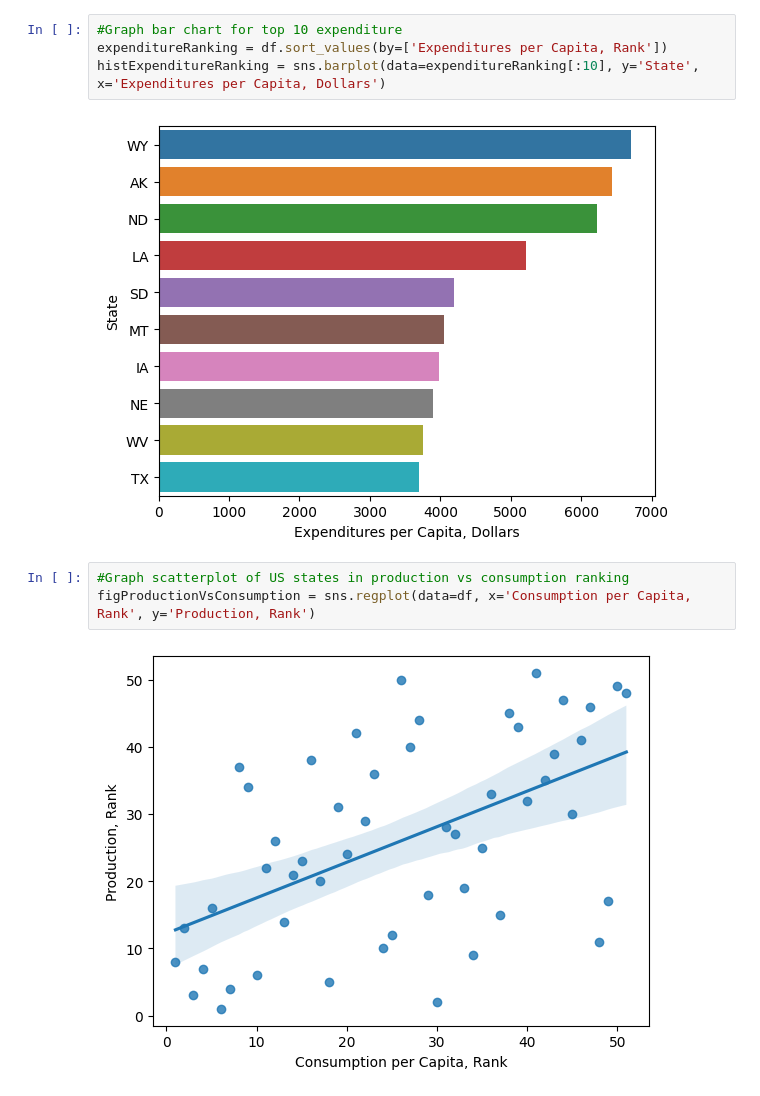
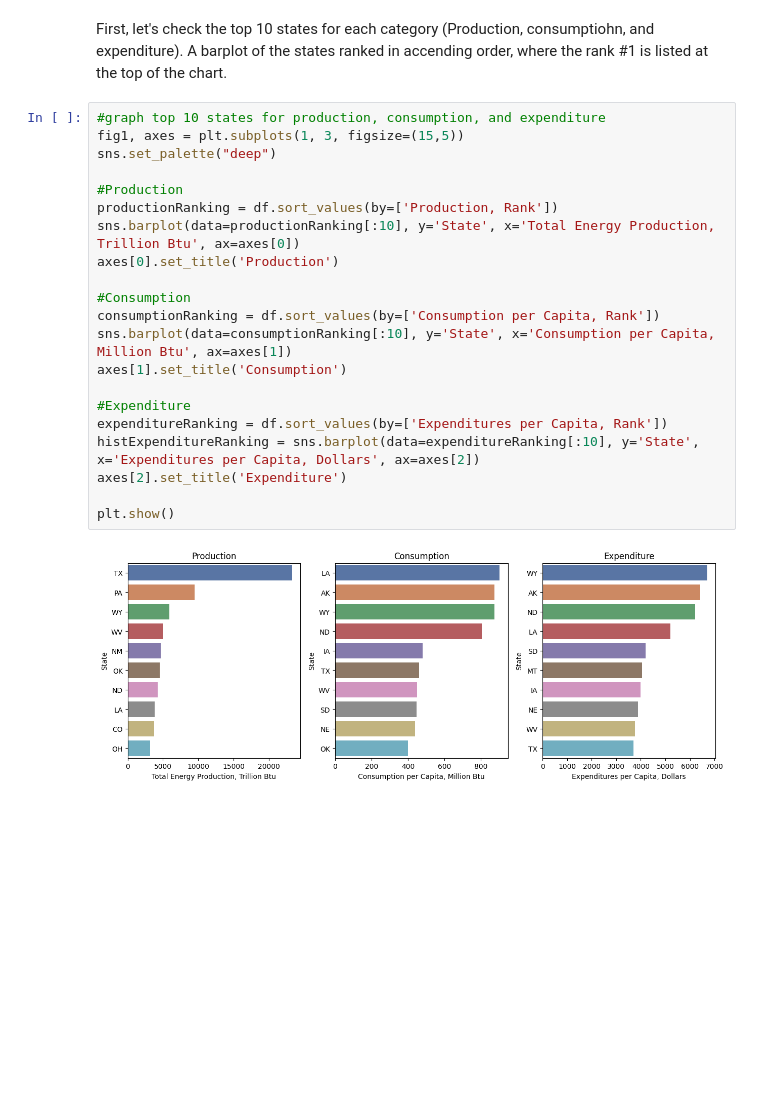
Before and after one commit to AmyKChau/US-state-energy-exploratory-project, a Jupyter notebook: notebooks/Energycomparison.ipynb, the cells around one changed output. Cells and saved outputs as stored; diff of their text form; blank space fills up the shorter version.

```diff
--- a/notebooks/Energycomparison.ipynb
+++ b/notebooks/Energycomparison.ipynb
@@ -31,11 +20,26 @@ histConsumptionRanking = sns.barplot(data=consumptionRanking[:10], y='State', x=
-# %%
-#Graph bar chart for top 10 expenditure
-expenditureRanking = df.sort_values(by=['Expenditures per Capita, Rank'])
-histExpenditureRanking = sns.barplot(data=expenditureRanking[:10], y='State', x='Expenditures per Capita, Dollars')
-# %% [output]
-[figure, removed]
-# %%
-#Graph scatterplot of US states in production vs consumption ranking
-figProductionVsConsumption = sns.regplot(data=df, x='Consumption per Capita, Rank', y='Production, Rank')
-# %% [output]
-[figure, removed]
+# %% [markdown]
+First, let's check the top 10 states for each category (Production, consumptiohn, and expenditure).
+A barplot of the states ranked in accending order, where the rank #1 is listed at the top of the chart.
+# %%
+#graph top 10 states for production, consumption, and expenditure
+fig1, axes = plt.subplots(1, 3, figsize=(15,5))
+sns.set_palette("deep")
+
+#Production
+productionRanking = df.sort_values(by=['Production, Rank'])
+sns.barplot(data=productionRanking[:10], y='State', x='Total Energy Production, Trillion Btu', ax=axes[0])
+axes[0].set_title('Production')
+
+#Consumption
+consumptionRanking = df.sort_values(by=['Consumption per Capita, Rank'])
+sns.barplot(data=consumptionRanking[:10], y='State', x='Consumption per Capita, Million Btu', ax=axes[1])
+axes[1].set_title('Consumption')
+
+#Expenditure
+expenditureRanking = df.sort_values(by=['Expenditures per Capita, Rank'])
+histExpenditureRanking = sns.barplot(data=expenditureRanking[:10], y='State', x='Expenditures per Capita, Dollars', ax=axes[2])
+axes[2].set_title('Expenditure')
+
+plt.show()
+# %% [output]
+[figure, added]
```
Also changed, not shown: parts of 6 cells of this notebook.
